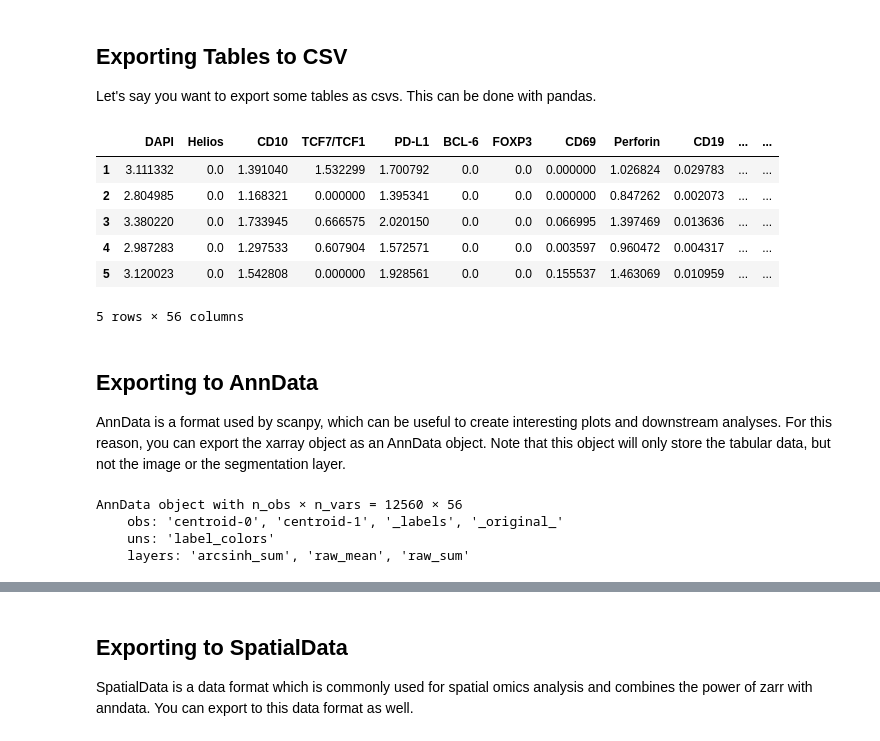
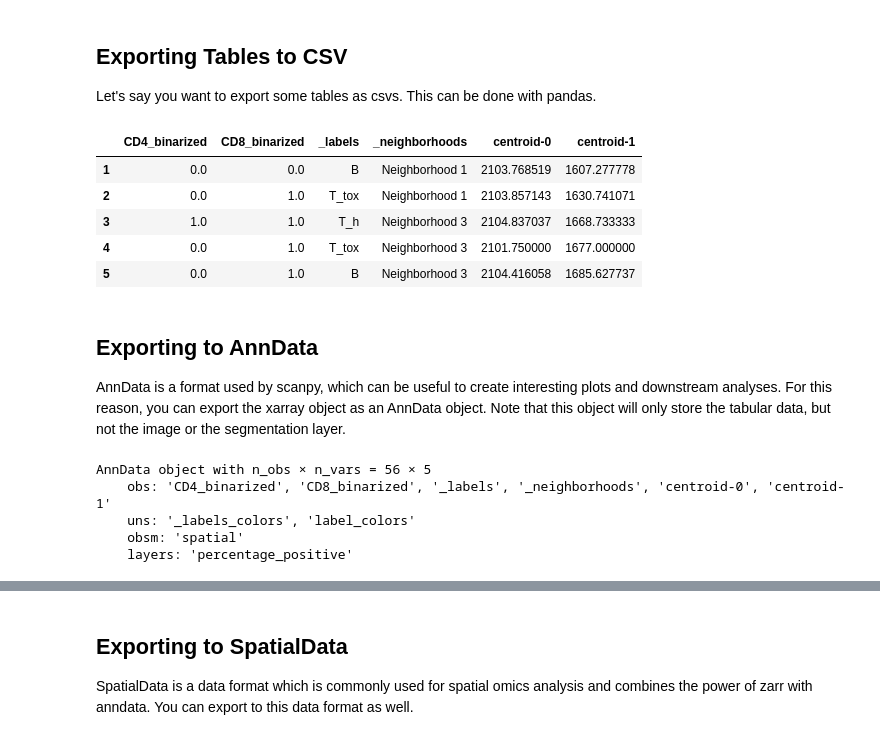
Before and after one commit to sagar87/spatialproteomics, a Jupyter notebook: docs/notebooks/Interoperability.ipynb, the cells around one changed output, grey strips where cells are left out. Cells and saved outputs as stored; diff of their text form; code cells hidden in the pictures.

```diff
--- a/docs/notebooks/Interoperability.ipynb
+++ b/docs/notebooks/Interoperability.ipynb
@@ -12,5 +12,3 @@ import xarray as xr
 import os
 import shutil
 import anndata
-
-xr.set_options(display_style="text")
@@ -52,6 +19,6 @@ Once you are happy with your analysis, you will likely want to export the result
 # %%
 # loading a test file which we will export later
 # notice how easy it is to load the file from a zarr using xarray
-ds = xr.open_zarr("../../data/tmp.zarr")
+ds = xr.open_zarr("../../tests/test_files/ds_neighborhoods.zarr")
 ds
 # %% [output]
@@ -90,16 +57,15 @@ ds.drop_encoding().to_zarr("tmp.zarr")
 ## Exporting Tables to CSV
 Let's say you want to export some tables as csvs. This can be done with pandas.
 # %%
-df = ds.pp.get_layer_as_df("_arcsinh_mean")
+df = ds.pp.get_layer_as_df("_obs")
 df.head()
 # %% [output]
-|  | DAPI | Helios | CD10 | TCF7/TCF1 | PD-L1 | BCL-6 | FOXP3 | CD69 | Perforin | CD19 | ... | ... |
-| 1 | 3.111332 | 0.0 | 1.391040 | 1.532299 | 1.700792 | 0.0 | 0.0 | 0.000000 | 1.026824 | 0.029783 | ... | ... |
-| 2 | 2.804985 | 0.0 | 1.168321 | 0.000000 | 1.395341 | 0.0 | 0.0 | 0.000000 | 0.847262 | 0.002073 | ... | ... |
-| 3 | 3.380220 | 0.0 | 1.733945 | 0.666575 | 2.020150 | 0.0 | 0.0 | 0.066995 | 1.397469 | 0.013636 | ... | ... |
-| 4 | 2.987283 | 0.0 | 1.297533 | 0.607904 | 1.572571 | 0.0 | 0.0 | 0.003597 | 0.960472 | 0.004317 | ... | ... |
-| 5 | 3.120023 | 0.0 | 1.542808 | 0.000000 | 1.928561 | 0.0 | 0.0 | 0.155537 | 1.463069 | 0.010959 | ... | ... |
+|  | CD4_binarized | CD8_binarized | _labels | _neighborhoods | centroid-0 | centroid-1 |
+| 1 | 0.0 | 0.0 | B | Neighborhood 1 | 2103.768519 | 1607.277778 |
+| 2 | 0.0 | 1.0 | T_tox | Neighborhood 1 | 2103.857143 | 1630.741071 |
+| 3 | 1.0 | 1.0 | T_h | Neighborhood 3 | 2104.837037 | 1668.733333 |
+| 4 | 0.0 | 1.0 | T_tox | Neighborhood 3 | 2101.750000 | 1677.000000 |
+| 5 | 0.0 | 1.0 | B | Neighborhood 3 | 2104.416058 | 1685.627737 |
-5 rows × 56 columns
 # %%
 # exporting as csv
 df.to_csv("tmp.csv")
@@ -109,16 +75,17 @@ AnnData is a format used by scanpy, which can be useful to create interesting pl
 # %%
 # putting the expression matrix into an anndata object
 adata = ds.tl.convert_to_anndata(
-    expression_matrix_key="_arcsinh_mean",
-    additional_layers={"arcsinh_sum": "_arcsinh_sum", "raw_mean": "_raw_mean", "raw_sum": "_raw_sum"},
-    additional_uns={"label_colors": "_labels"},
+    expression_matrix_key="_intensity",
+    additional_layers={"percentage_positive": "_percentage_positive"},
+    additional_uns={"label_colors": "_la_properties"},
 )
 adata
 # %% [output]
-AnnData object with n_obs × n_vars = 12560 × 56
-    obs: 'centroid-0', 'centroid-1', '_labels', '_original_'
-    uns: 'label_colors'
-    layers: 'arcsinh_sum', 'raw_mean', 'raw_sum'
+AnnData object with n_obs × n_vars = 56 × 5
+    obs: 'CD4_binarized', 'CD8_binarized', '_labels', '_neighborhoods', 'centroid-0', 'centroid-1'
+    uns: '_labels_colors', 'label_colors'
+    obsm: 'spatial'
+    layers: 'percentage_positive'
 # %%
 # writing to disk as hdf5
 adata.write("tmp.h5ad")
```
Also changed, not shown: parts of 10 cells of this notebook, 6 other files.
